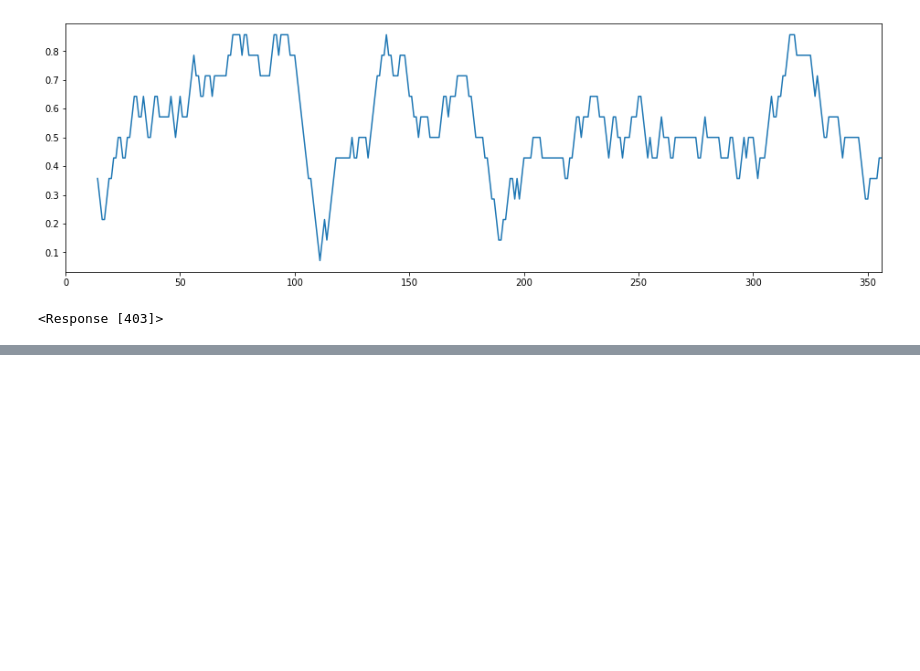
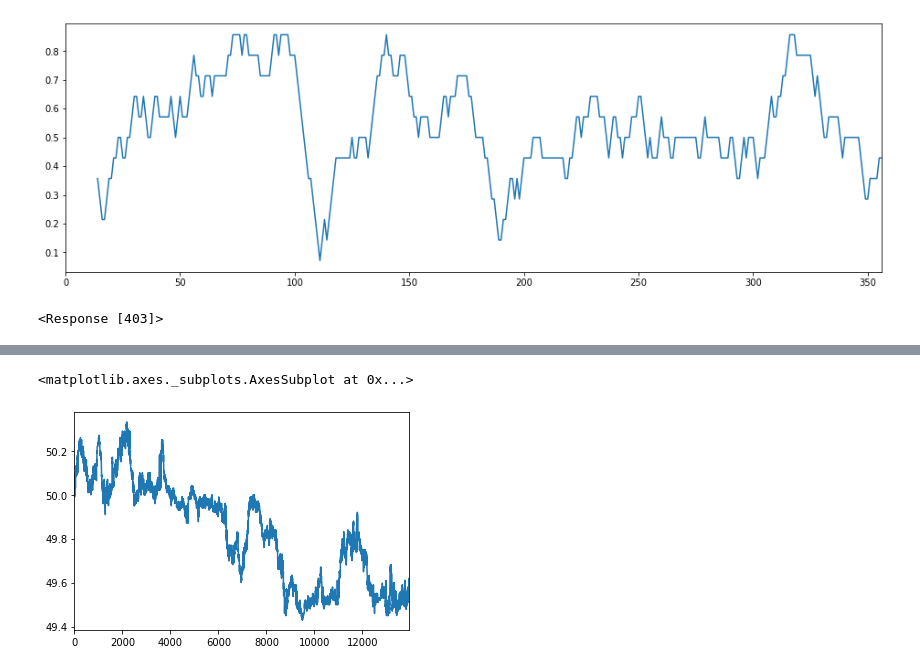
Before and after one commit to mazecore/Py_algotrader, a Jupyter notebook: TradingBot.ipynb, the cells around one changed output, grey strips where cells are left out. Cells and saved outputs as stored; diff of their text form; code cells hidden in the pictures; blank space fills up the shorter version.

Commit message:
added a python class and tvix.csv files

```diff
--- a/TradingBot.ipynb
+++ b/TradingBot.ipynb
@@ -244,0 +285,6 @@ print(attachment)
+# %%
+tvixdata = pd.read_csv("C:/Users/Ldeezy/Desktop/git_/TRADER/tvix_December26_19-tradingHours.csv")
+
+# tvixdata[::-1]
+tvixdata.reindex(index=tvixdata.index[::-1])
+tvixdata.
@@ -244,0 +305,3 @@ print(attachment)
+# %%
+prices = tvixdata['Last Price']
+prices
@@ -244,0 +321,5 @@ print(attachment)
+# %%
+prices.plot()
+# %% [output]
+<matplotlib.axes._subplots.AxesSubplot at 0x...>
+[figure, added]
```
Also changed, not shown: parts of 6 cells of this notebook, 4 other files.
